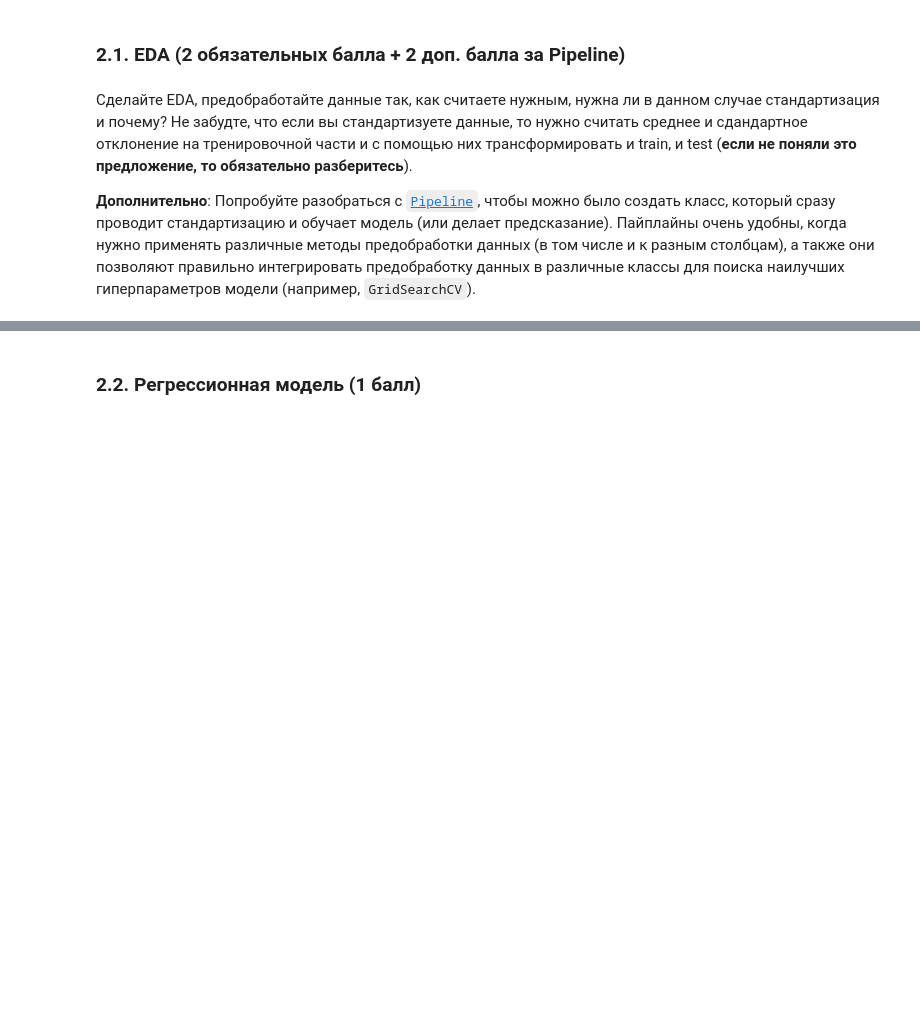
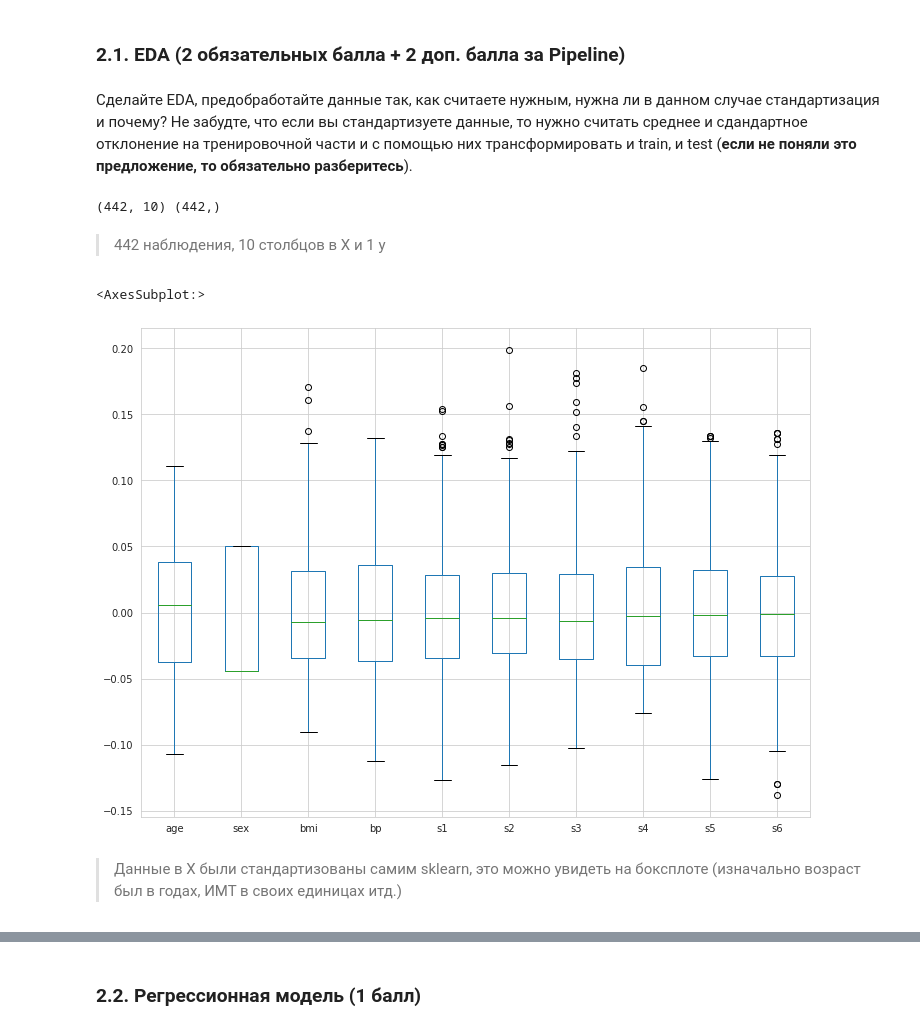
Before and after one commit to Freddsle/BI_ML_2021, a Jupyter notebook: l01_knn/code/KNN.ipynb, the cells around one changed output, grey strips where cells are left out. Saved outputs shown, nothing was run; the diff lists cells and outputs as text; code cells hidden in the pictures; blank space fills up the shorter version.

```diff
--- a/l01_knn/code/KNN.ipynb
+++ b/l01_knn/code/KNN.ipynb
@@ -392,6 +422,16 @@ X.head()
 ### 2.1. EDA (2 обязательных балла + 2 доп. балла за Pipeline)
 # %% [markdown]
 Сделайте EDA, предобработайте данные так, как считаете нужным, нужна ли в данном случае стандартизация и почему? Не забудте, что если вы стандартизуете данные, то нужно считать среднее и сдандартное отклонение на тренировочной части и с помощью них трансформировать и train, и test (**если не поняли это предложение, то обязательно разберитесь**).
-
-**Дополнительно**:
-Попробуйте разобраться с [`Pipeline`](https://scikit-learn.org/stable/modules/generated/sklearn.pipeline.Pipeline.html), чтобы можно было создать класс, который сразу проводит стандартизацию и обучает модель (или делает предсказание). Пайплайны очень удобны, когда нужно применять различные методы предобработки данных (в том числе и к разным столбцам), а также они позволяют правильно интегрировать предобработку данных в различные классы для поиска наилучших гиперпараметров модели (например, `GridSearchCV`).
+# %%
+print(X.shape, y.shape)
+# %% [output]
+(442, 10) (442,)
+# %% [markdown]
+>  442 наблюдения, 10 столбцов в X и 1 y
+# %%
+X.boxplot()
+# %% [output]
+<AxesSubplot:>
+[figure, added]
+# %% [markdown]
+> Данные в X были стандартизованы самим sklearn, это можно увидеть на боксплоте (изначально возраст был в годах, ИМТ в своих единицах итд.)
```
Also changed, not shown: parts of 37 cells of this notebook.
